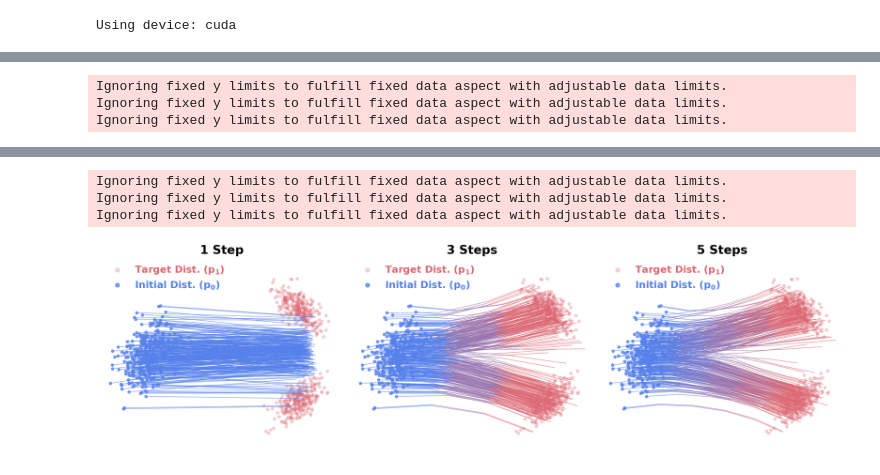
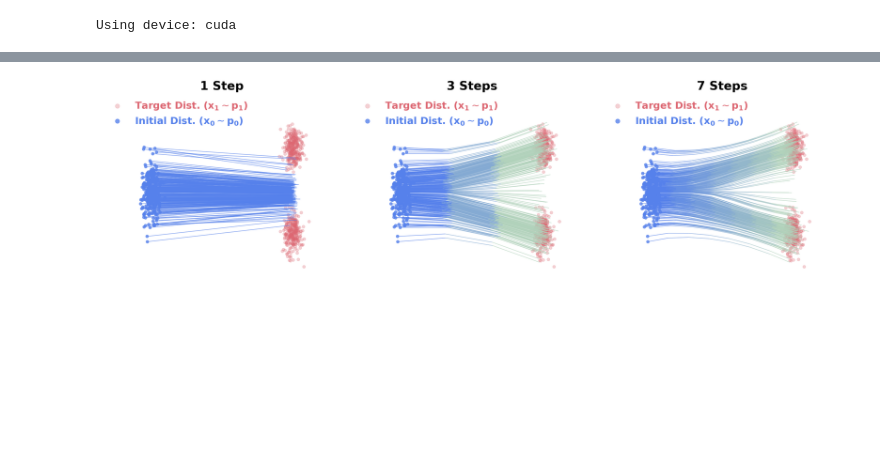
Before and after one commit to ToelUl/Flow-to-Field, a Jupyter notebook: naive_flow_matching_example.ipynb, the cells around one changed output, grey strips where cells are left out. Drawn from its saved outputs; the diff is of its cells as text; code cells hidden in the pictures; blank space fills up the shorter version.

Commit message:
rerun and modify plot

```diff
--- a/naive_flow_matching_example.ipynb
+++ b/naive_flow_matching_example.ipynb
@@ -20,7 +20,7 @@ print(f"Using device: {device}")
 # Distributions are moved further apart to be near the plot edges.
 # Initial distribution p₀ (a single Gaussian)
 p0_mean = torch.tensor([-5.0, 0.0], device=device) # Moved to the left
-p0_cov = torch.tensor([[0.8, 0.5], [0.5, 1.5]], device=device)
+p0_cov = torch.tensor([[0.1, 0.0], [0.0, 1.2]], device=device)
 
 # Target distribution p₁ (a mixture of two Gaussians)
 p1_means = [
@@ -28,8 +28,8 @@ p1_means = [
     torch.tensor([5.0, -3.0], device=device) # Moved to the right
 ]
 p1_covs = [
-    torch.tensor([[0.5, -0.3], [-0.3, 0.5]], device=device),
-    torch.tensor([[0.5, 0.3], [0.3, 0.5]], device=device)
+    torch.tensor([[0.1, 0.0], [0.0, 0.5]], device=device),
+    torch.tensor([[0.1, 0.0], [0.0, 0.5]], device=device)
 ]
 p1_weights = torch.tensor([0.5, 0.5], device=device)
 
@@ -73,7 +73,7 @@ class VectorFieldNet(nn.Module):
 
 # --- 3. Train the Model ---
 
-def train_flow_matching(model, epochs=5000, batch_size=2048, lr=1e-3):
+def train_flow_matching(model, epochs=5000, batch_size=2048, lr=1e-4):
     """Train the Flow Matching model."""
     optimizer = torch.optim.Adam(model.parameters(), lr=lr)
     loss_fn = nn.MSELoss()
@@ -125,7 +125,9 @@ def solve_ode_heun(model, x0, num_steps):
 def create_subplot(ax, trajectories, x0_samples, x1_samples, num_steps):
     """Draws a single subplot with enhanced visual clarity."""
     color_p0 = '#5681EB'
+    color_x0 = '#5681EB'
     color_p1 = '#DD6772'
+    color_x1 = '#B1D2BB'
 
     # Set background to white and remove grid
     ax.set_facecolor('white')
@@ -134,16 +136,16 @@ def create_subplot(ax, trajectories, x0_samples, x1_samples, num_steps):
 
     # Plot target and initial distributions with larger markers
     ax.scatter(x1_samples[:, 0], x1_samples[:, 1],
-               color=color_p1, alpha=0.3, s=60, label='Target Dist. ($\mathbf{p_1}$)')
+               color=color_p1, alpha=0.3, s=60, label='Target Dist. ($\mathbf{x_1}\sim\mathbf{p_1}$)')
     ax.scatter(x0_samples[:, 0], x0_samples[:, 1],
-               color=color_p0, alpha=0.8, s=60, label='Initial Dist. ($\mathbf{p_0}$)')
+               color=color_p0, alpha=0.8, s=60, label='Initial Dist. ($\mathbf{x_0}\sim\mathbf{p_0}$)')
 
     # Prepare for drawing trajectories
     lines = []
     colors = []
 
-    start_rgba = np.array(to_rgba(color_p0))
-    end_rgba = np.array(to_rgba(color_p1))
+    start_rgba = np.array(to_rgba(color_x0))
+    end_rgba = np.array(to_rgba(color_x1))
 
     for i in range(trajectories.shape[1]):
         points = trajectories[:, i, :]
@@ -180,7 +182,7 @@ def create_subplot(ax, trajectories, x0_samples, x1_samples, num_steps):
 
 def visualize_trajectories(model, n_samples=300):
     """Creates a single figure with three subplots and enhanced visuals."""
-    steps_to_plot = [1, 3, 5]
+    steps_to_plot = [1, 3, 7]
     fig, axes = plt.subplots(1, 3, figsize=(28, 9))
     fig.patch.set_facecolor('white') # Set figure background to white
 
@@ -201,7 +203,7 @@ def visualize_trajectories(model, n_samples=300):
 Using device: cuda
 # %%
 model = VectorFieldNet().to(device)
-train_flow_matching(model, epochs=5000)
+train_flow_matching(model, epochs=20000)
 visualize_trajectories(model, n_samples=300)
 # %% [output]
 Starting training...
@@ -217,3 +225,0 @@ Epoch [4500/5000], Loss: 2.878611
-Ignoring fixed y limits to fulfill fixed data aspect with adjustable data limits.
-Ignoring fixed y limits to fulfill fixed data aspect with adjustable data limits.
-Ignoring fixed y limits to fulfill fixed data aspect with adjustable data limits.
@@ -222,4 +226 @@ Training finished!
-Ignoring fixed y limits to fulfill fixed data aspect with adjustable data limits.
-Ignoring fixed y limits to fulfill fixed data aspect with adjustable data limits.
-Ignoring fixed y limits to fulfill fixed data aspect with adjustable data limits.
-[figure, old version]
+[figure, new version]
```
Also changed, not shown: parts of 1 cell of this notebook.
